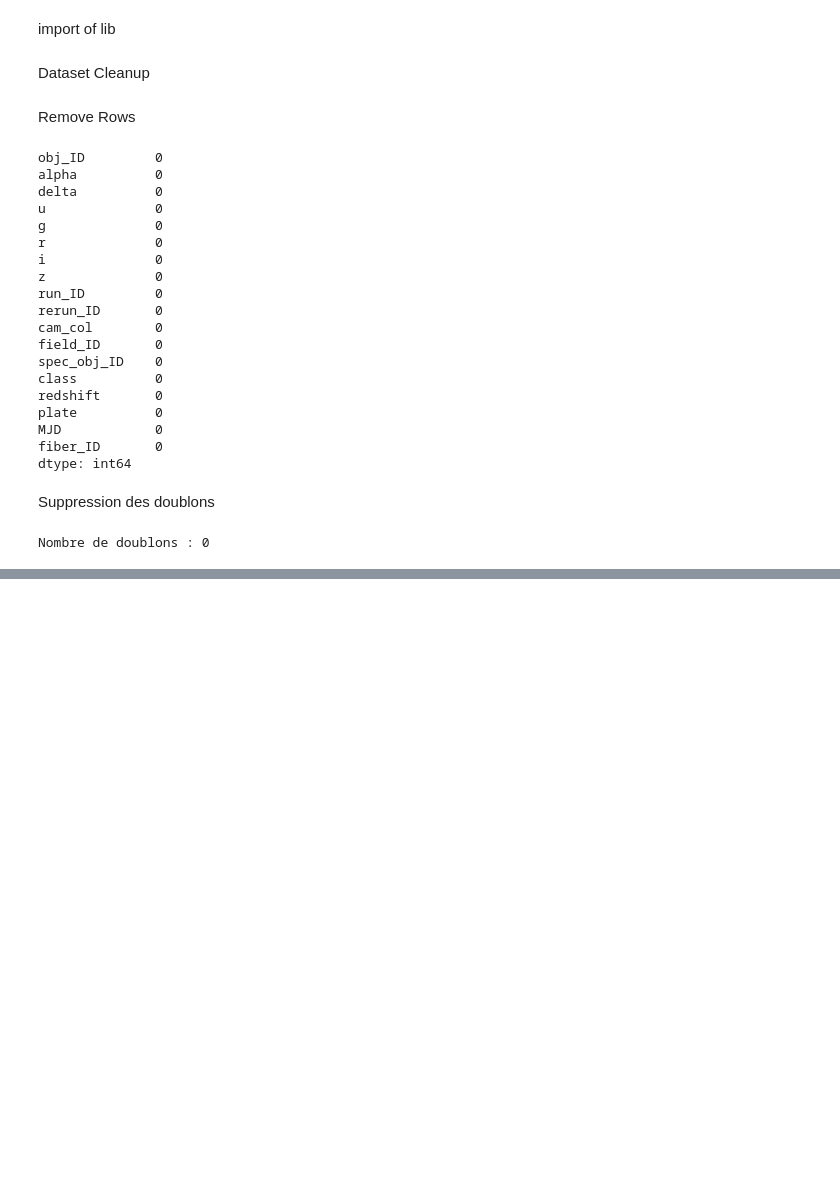
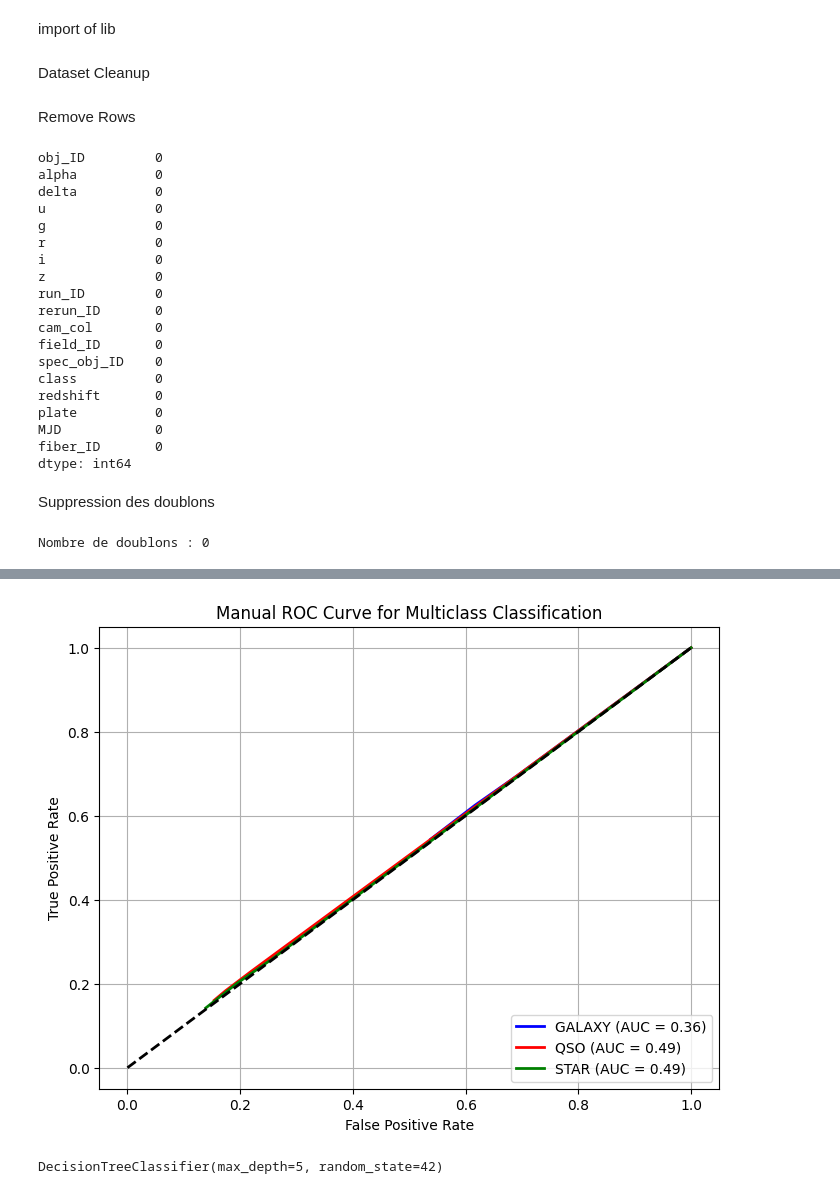
Before and after one commit to LinaDjebli/Projet_ARNN, a Jupyter notebook: star_classfication.ipynb, the cells around one changed output, grey strips where cells are left out. Cells and saved outputs as stored; diff of their text form; code cells hidden in the pictures; blank space fills up the shorter version.

Commit message:
classification

```diff
--- a/star_classfication.ipynb
+++ b/star_classfication.ipynb
@@ -45,0 +95,2 @@ Nombre de doublons : 0
+# %%
+df.dropna(inplace=True)
@@ -45,0 +145,6 @@ Nombre de doublons : 0
+# %%
+scaler = StandardScaler()
+scaler.fit(X)
+scaled_features = scaler.transform(X)
+Xt, Xtt, Yt, Ytt = train_test_split(
+      scaled_features, Y, test_size = 0.30)
@@ -45,0 +210,47 @@ Nombre de doublons : 0
+# %%
+from sklearn.preprocessing import label_binarize
+from sklearn.metrics import roc_curve, auc
+from itertools import cycle
+import matplotlib.pyplot as plt
+import numpy as np
+
+
+
+def plot_multiclass_roc_manual(y_true, y_score):
+    class_names = np.unique(y_true)
+    n_classes = len(class_names)
+    y_true_bin = label_binarize(y_true, classes=class_names)
+
+    colors = cycle(['blue', 'red', 'green'])
+
+    plt.figure(figsize=(8, 6))
+
+    for i, (class_name, color) in enumerate(zip(class_names, colors)):
+        fpr, tpr, auc_score = compute_roc(y_true_bin[:, i], y_score[:, i])
+        plt.plot(fpr, tpr, color=color, lw=2, label=f'{class_name} (AUC = {auc_score:.2f})')
+
+    plt.plot([0, 1], [0, 1], 'k--', lw=2)
+    plt.xlabel('False Positive Rate')
+    plt.ylabel('True Positive Rate')
+    plt.title('Manual ROC Curve for Multiclass Classification')
+    plt.legend(loc="lower right")
+    plt.grid()
+    plt.show()
+# %%
+# implement the k-NN classifier
+knn = KNeighborsClassifier(n_neighbors=3)
+knn.fit(Xt, Yt)
+Yp = knn.predict(Xtt)
+Yp_proba = knn.predict_proba(Xtt)
+# %%
+plot_multiclass_roc_manual(Ytt, Yp_proba)
+# %% [output]
+[figure, added]
+# %%
+#1 Decision Tree
+#print("Decision_Tree")
+dt_model = DecisionTreeClassifier(max_depth=5,random_state=42 )
+dt_model.fit(Xt,Yt)
+#evaluate_model(dt_model,X_test,Y_test)
+# %% [output]
+DecisionTreeClassifier(max_depth=5, random_state=42)
```
Also changed, not shown: parts of 17 cells of this notebook.
